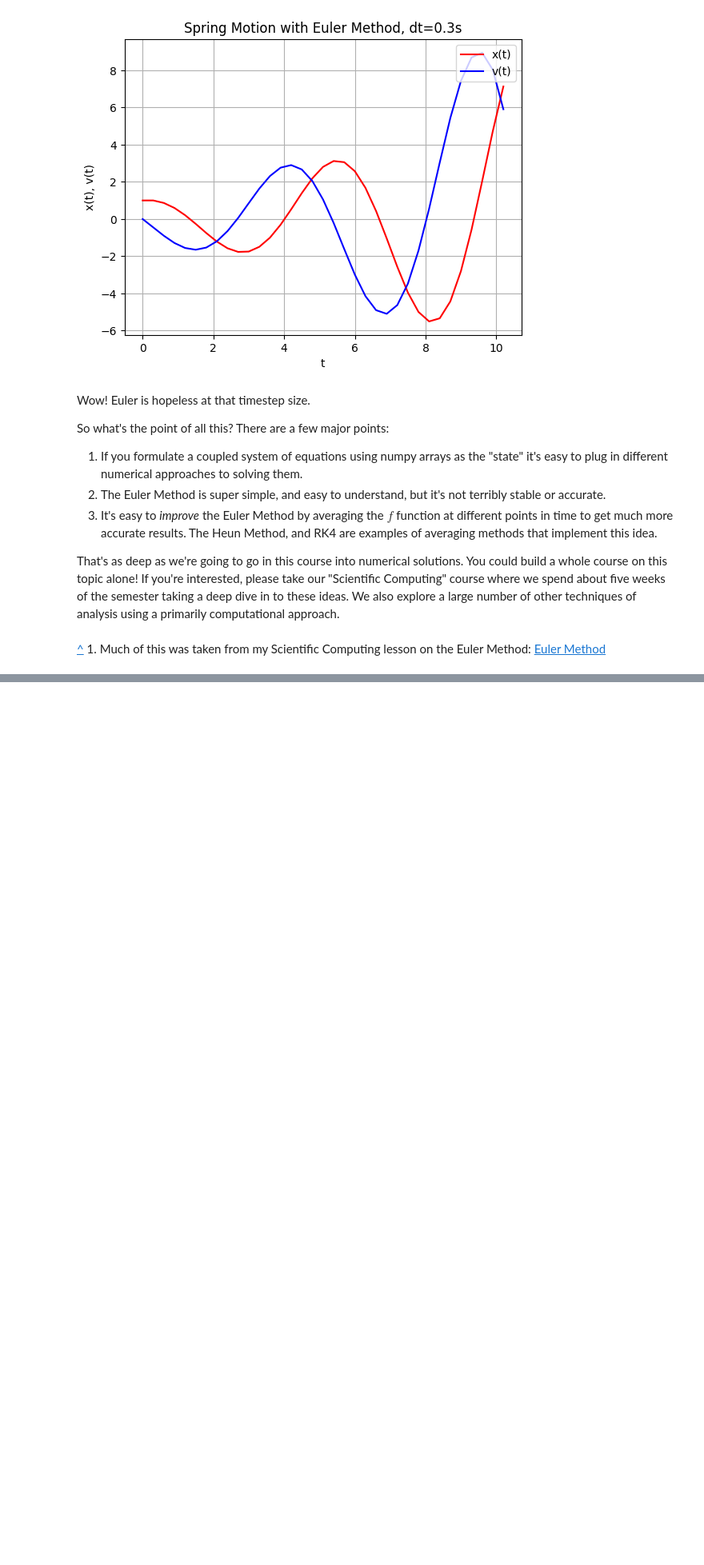
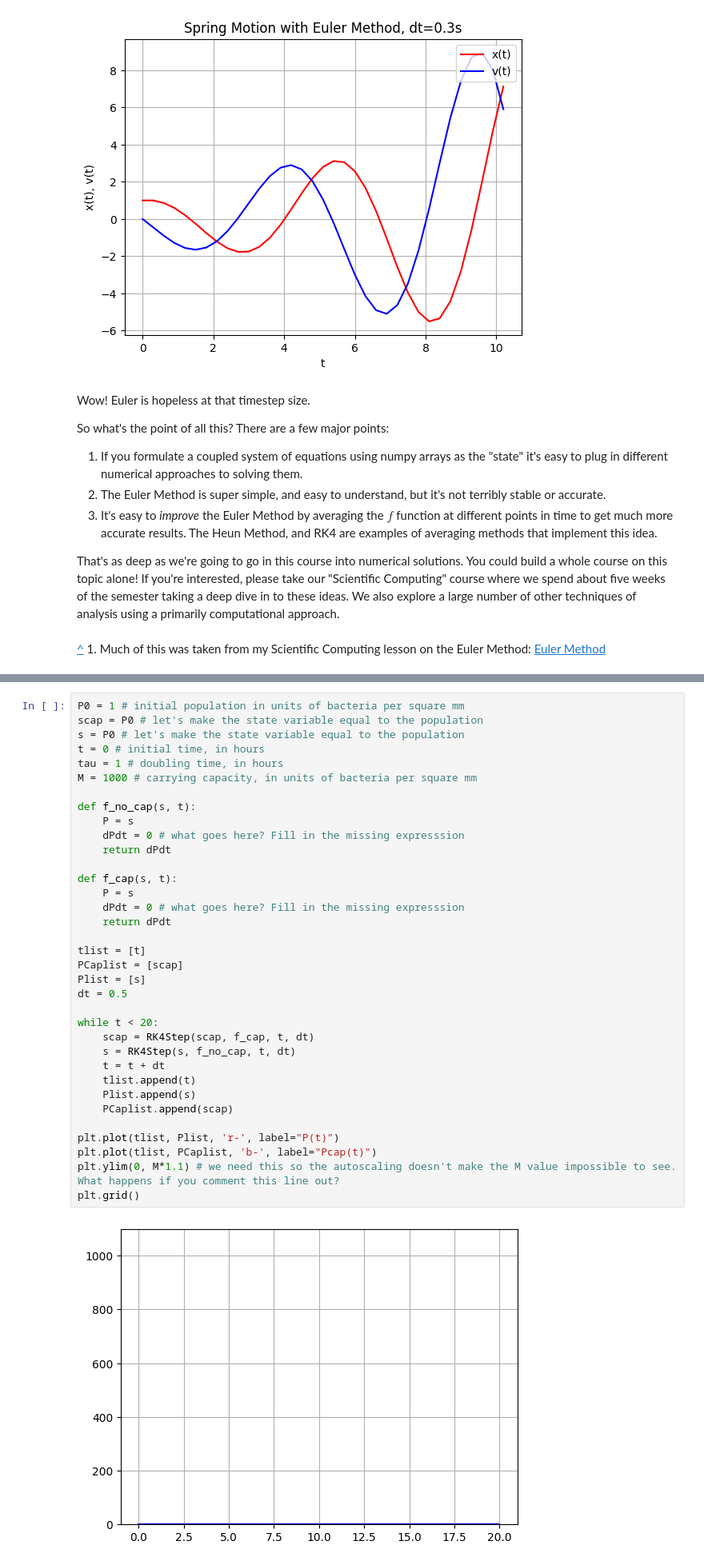
Before and after one commit to 201820-SWEN-230/MATH-330-Activities, a Jupyter notebook: Activity2_NumericalMethods.ipynb, the cells around one changed output, grey strips where cells are left out. Shown at 80% size. Drawn from its saved outputs; the diff is of its cells as text; blank space fills up the shorter version.

```diff
--- a/Activity2_NumericalMethods.ipynb
+++ b/Activity2_NumericalMethods.ipynb
@@ -642,0 +647,37 @@ An interesting case to consider is one where the populations of two species of a
+# %%
+P0 = 1 # initial population in units of bacteria per square mm
+scap = P0 # let's make the state variable equal to the population
+s = P0 # let's make the state variable equal to the population
+t = 0 # initial time, in hours
+tau = 1 # doubling time, in hours
+M = 1000 # carrying capacity, in units of bacteria per square mm
+
+def f_no_cap(s, t):
+    P = s
+    dPdt = 0 # what goes here? Fill in the missing expresssion
+    return dPdt
+
+def f_cap(s, t):
+    P = s
+    dPdt = 0 # what goes here? Fill in the missing expresssion
+    return dPdt
+
+tlist = [t]
+PCaplist = [scap]
+Plist = [s]
+dt = 0.5
+
+while t < 20:
+    scap = RK4Step(scap, f_cap, t, dt)
+    s = RK4Step(s, f_no_cap, t, dt)
+    t = t + dt
+    tlist.append(t)
+    Plist.append(s)
+    PCaplist.append(scap)
+
+plt.plot(tlist, Plist, 'r-', label="P(t)")
+plt.plot(tlist, PCaplist, 'b-', label="Pcap(t)")
+plt.ylim(0, M*1.1) # we need this so the autoscaling doesn't make the M value impossible to see. What happens if you comment this line out?
+plt.grid()
+# %% [output]
+[figure, added]
```
Also changed, not shown: parts of 4 cells of this notebook.
